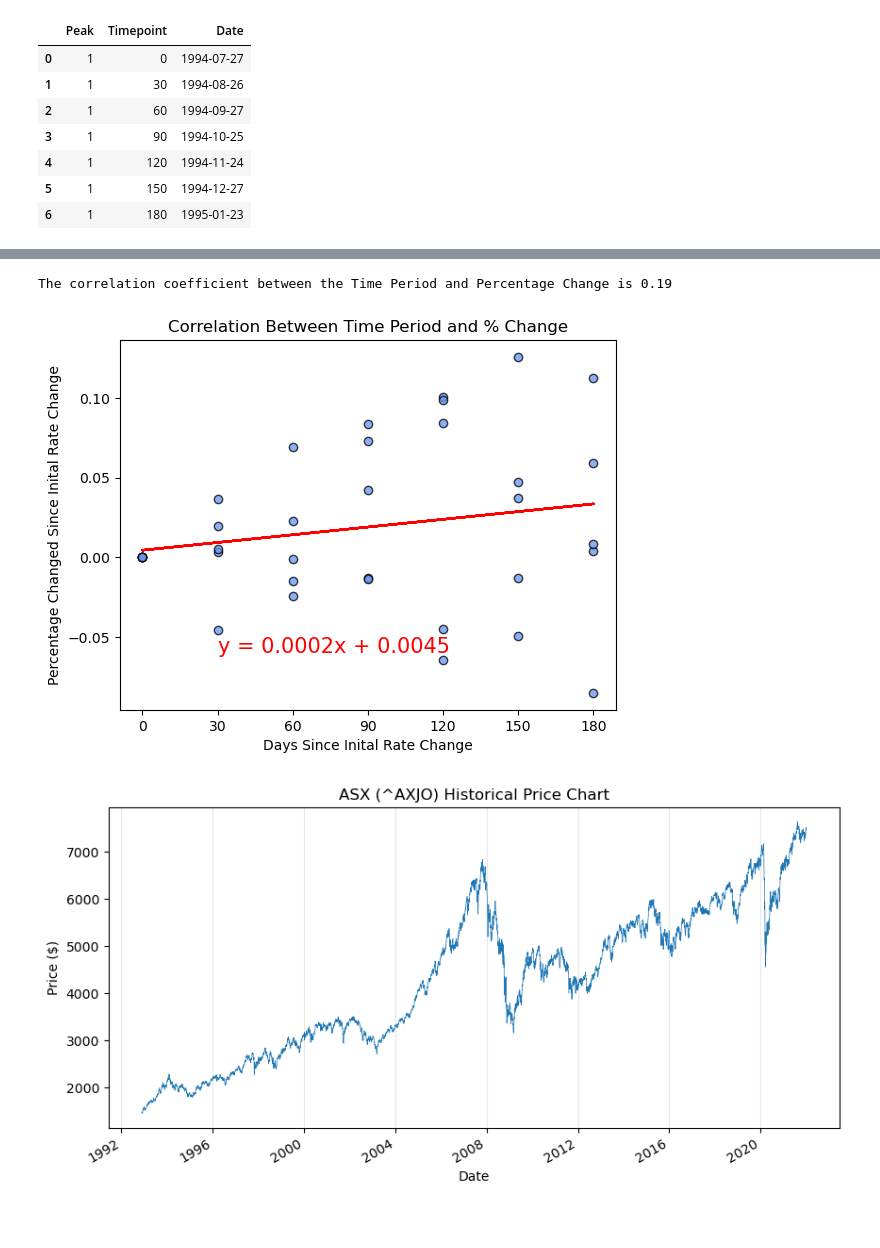
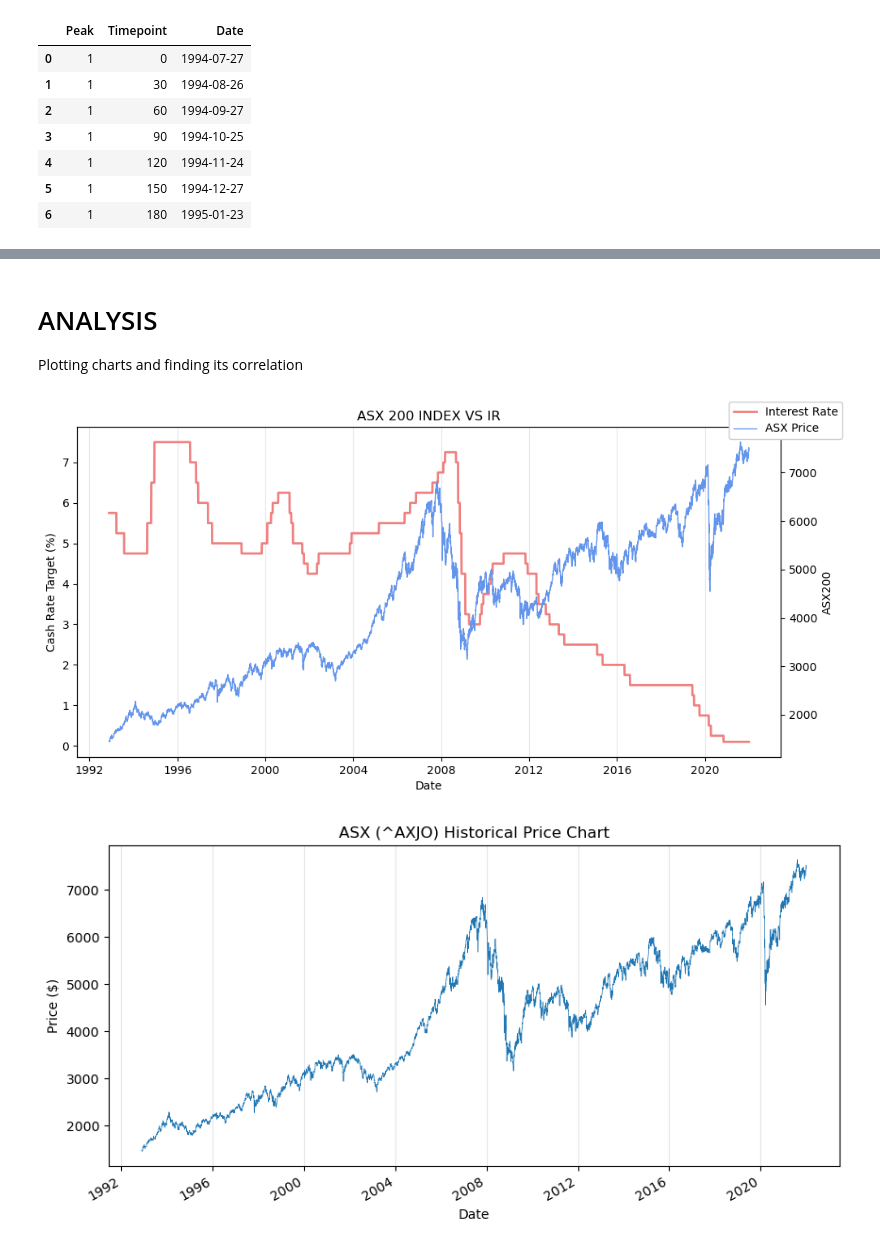
Before and after one commit to Richard-Turnbull/project-1, a Jupyter notebook: Project-1-Notebook.ipynb, the cells around one changed output, grey strips where cells are left out. Drawn from its saved outputs; the diff is of its cells as text; code cells hidden in the pictures; blank space fills up the shorter version.

```diff
--- a/Project-1-Notebook.ipynb
+++ b/Project-1-Notebook.ipynb
@@ -204,27 +177,33 @@ ASXpeaks_df1
-# %%
-# # #---------------
-# # Calculate the linear regression
-x_values = ASXpeaks_df1['Timepoint']
-y_values = ASXpeaks_df1['Percentage Change']
-(slope, intercept, rvalue, pvalue, stderr) = linregress(x_values, y_values)
-regress_values = x_values * slope + intercept
-line_eq = "y = " + str(round(slope,4)) + "x + " + str(round(intercept,4))
-
-# Plot the data
-plt.scatter(x_values,y_values, marker="o", facecolors="cornflowerblue", edgecolors="black", alpha=0.75)
-plt.plot(x_values,regress_values,"r-")
-plt.xticks(ticks=[0, 30, 60, 90, 120, 150, 180])
-plt.annotate(line_eq,(30,-0.06),fontsize=15,color="red")
-plt.xlabel("Days Since Inital Rate Change")
-plt.ylabel("Percentage Changed Since Inital Rate Change")
-plt.title("Correlation Between Time Period and % Change")
-plt.savefig("PyPlot_Scatter - Correlation.png");
-
-# Calculate and print the correlation coefficent
-print(f"The correlation coefficient between the Time Period and Percentage Change is {round(st.pearsonr(ASXpeaks_df1['Timepoint'],ASXpeaks_df1['Percentage Change'])[0],2)}")
-# %% [output]
-The correlation coefficient between the Time Period and Percentage Change is 0.19
-[figure, removed]
+# %% [markdown]
+# ANALYSIS
+Plotting charts and finding its correlation
+# %%
+#Combine plot of ASX and interest rate (PLOT ALL DATA COLLECTED)
+plt.style.use('default')
+
+fig, ax1 = plt.subplots()
+
+ax1.plot(ir_df, color = 'lightcoral', lw=2,label='Interest Rate')
+ax1.set_xlabel('Date')
+ax1.set_ylabel('Cash Rate Target (%)')
+ax1.tick_params(axis='y')
+ax1.grid(axis='x', alpha=0.3)
+
+ax2 = ax1.twinx()  # instantiate a second axes that shares the same x-axis
+
+ax2.plot(panel_data['Close'], lw =1,color ='cornflowerblue',label='ASX Price')
+ax2.set_ylabel('ASX200')  # we already handled the x-label with ax1
+ax2.tick_params(axis='y')
+
+fig.tight_layout()  # otherwise the right y-label is slightly clipped
+fig.legend(facecolor = 'w', framealpha = 1)
+fig.set_size_inches(10,5)
+plt.title(f"ASX 200 INDEX VS IR")
+plt.tight_layout()
+
+plt.savefig(f"Chart Combine.png")
+# %% [output]
+[figure, added]
 # %%
 # Plot ASX Data
 ax = panel_data['Close'].plot(figsize=(10, 5), use_index=True, ylabel='Price ($)',lw=0.5)
```
Also changed, not shown: parts of 9 cells of this notebook, 3 other files.
